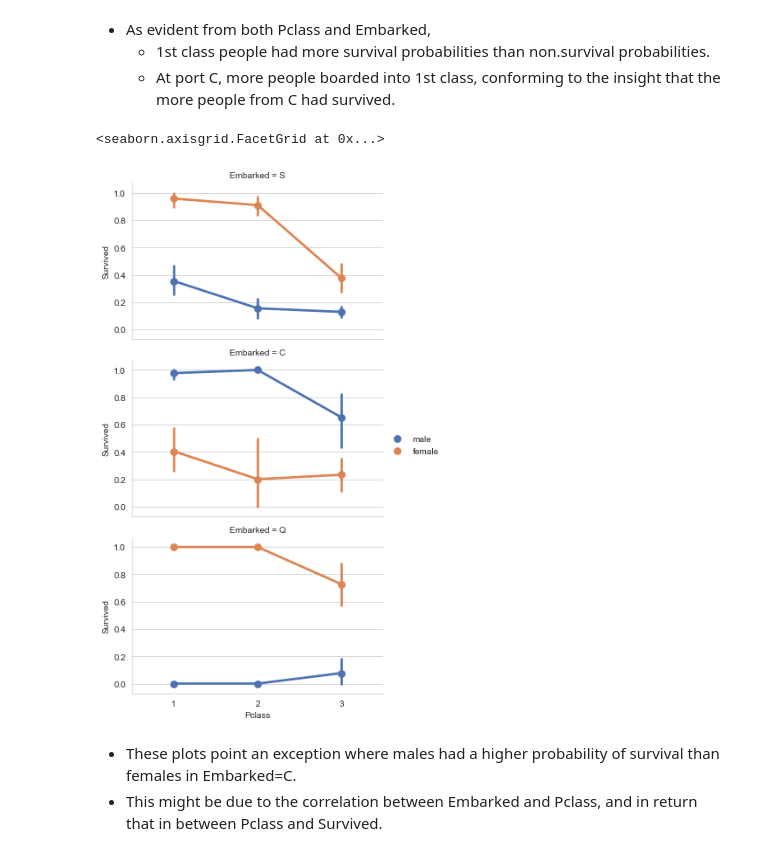
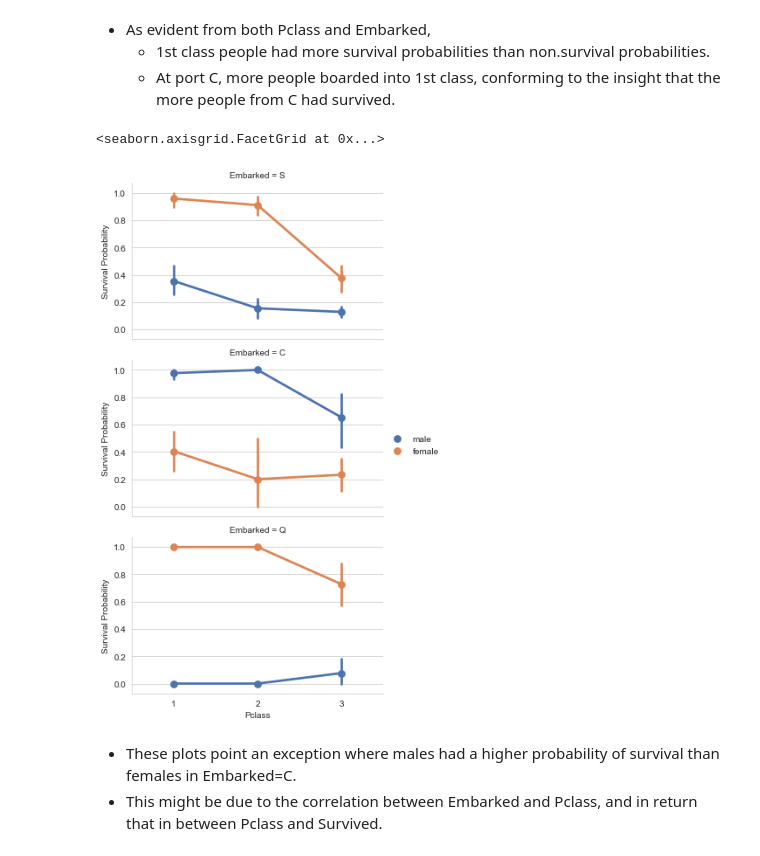
Before and after one commit to vagdevik/Titanic, a Jupyter notebook: Titanic/Titanic.ipynb, the cells around one changed output. Drawn from its saved outputs; the diff is of its cells as text; code cells hidden in the pictures.

```diff
--- a/Titanic/Titanic.ipynb
+++ b/Titanic/Titanic.ipynb
@@ -337,10 +388,11 @@ g = g.set_ylabels("Count")
 # %%
 grid = sns.FacetGrid(train_df, row='Embarked', size=3, aspect=1.6)
 grid.map(sns.pointplot, 'Pclass', 'Survived', 'Sex', palette='deep')
+grid.set_axis_labels(y_var="Survival Probability")
 grid.add_legend()
 # %% [output]
 <seaborn.axisgrid.FacetGrid at 0x...>
-[figure, old version]
+[figure, new version]
 # %% [markdown]
 * These plots point an exception where males had a higher probability of survival than females in Embarked=C.
 * This might be due to the correlation between Embarked and Pclass, and in return that in between Pclass and Survived.
```
Also changed, not shown: parts of 78 cells of this notebook.
